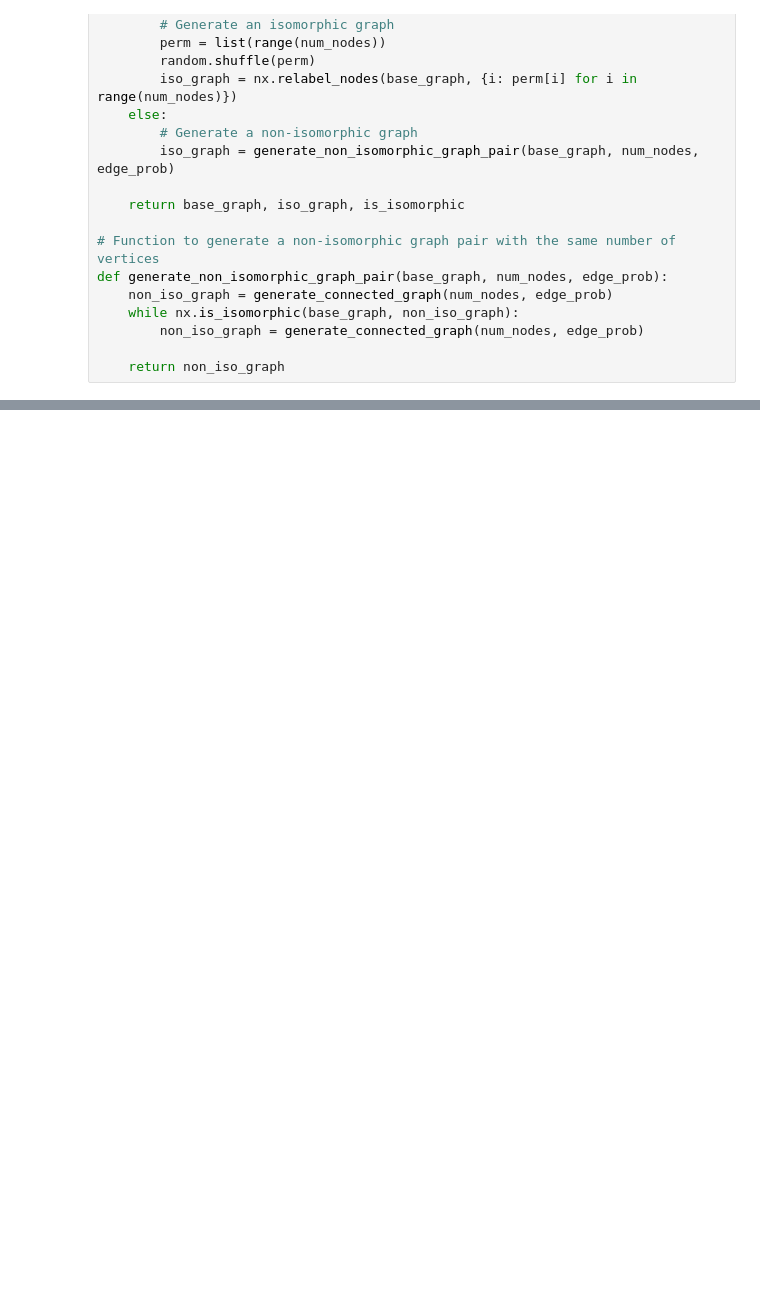
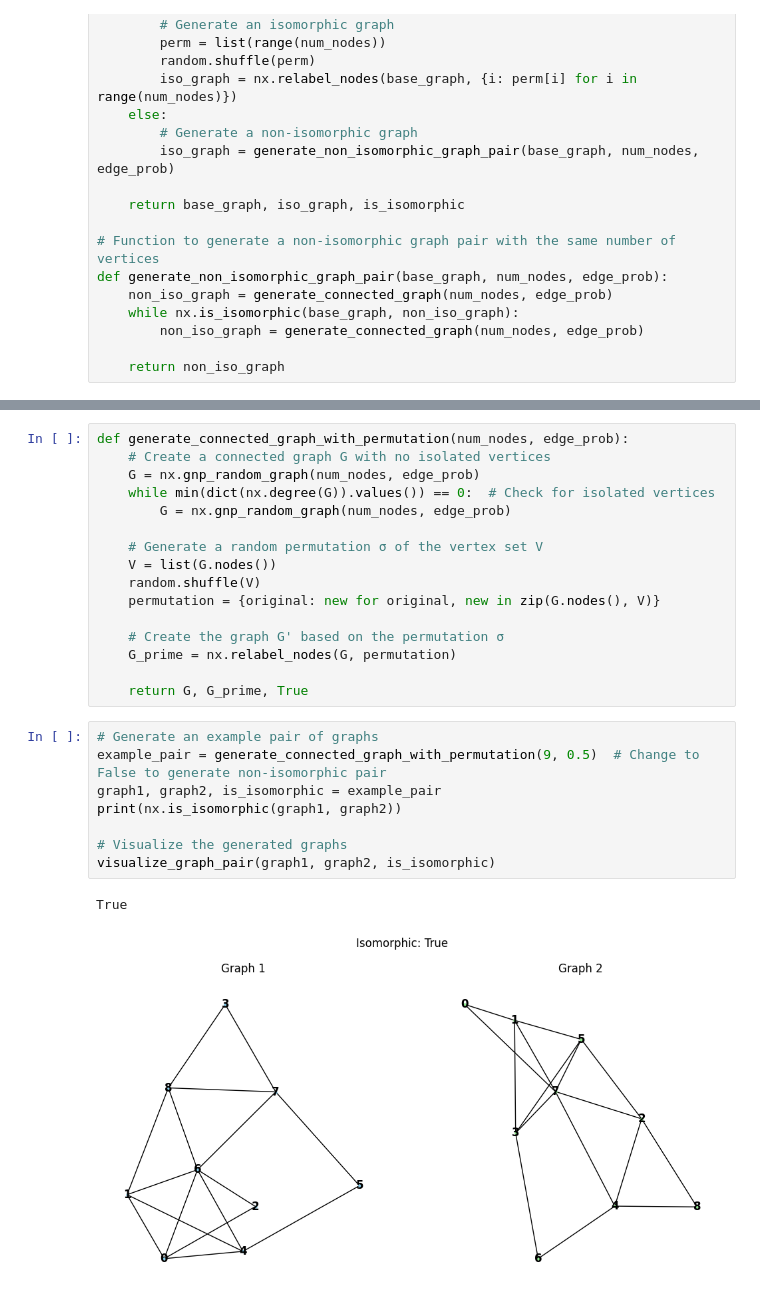
Before and after one commit to cthulhu369/ML-NYU, a Jupyter notebook: graph_iso/box1.ipynb, the cells around one changed output, grey strips where cells are left out. Cells and saved outputs as stored; diff of their text form; blank space fills up the shorter version.

```diff
--- a/graph_iso/box1.ipynb
+++ b/graph_iso/box1.ipynb
@@ -129,0 +127,27 @@ visualize_graph_pair(graph1, graph2, is_isomorphic)
+# %%
+def generate_connected_graph_with_permutation(num_nodes, edge_prob):
+    # Create a connected graph G with no isolated vertices
+    G = nx.gnp_random_graph(num_nodes, edge_prob)
+    while min(dict(nx.degree(G)).values()) == 0:  # Check for isolated vertices
+        G = nx.gnp_random_graph(num_nodes, edge_prob)
+
+    # Generate a random permutation σ of the vertex set V
+    V = list(G.nodes())
+    random.shuffle(V)
+    permutation = {original: new for original, new in zip(G.nodes(), V)}
+
+    # Create the graph G' based on the permutation σ
+    G_prime = nx.relabel_nodes(G, permutation)
+
+    return G, G_prime, True
+# %%
+# Generate an example pair of graphs
+example_pair = generate_connected_graph_with_permutation(9, 0.5)  # Change to False to generate non-isomorphic pair
+graph1, graph2, is_isomorphic = example_pair
+print(nx.is_isomorphic(graph1, graph2))
+
+# Visualize the generated graphs
+visualize_graph_pair(graph1, graph2, is_isomorphic)
+# %% [output]
+True
+[figure, added]
```
Also changed, not shown: parts of 5 cells of this notebook.
